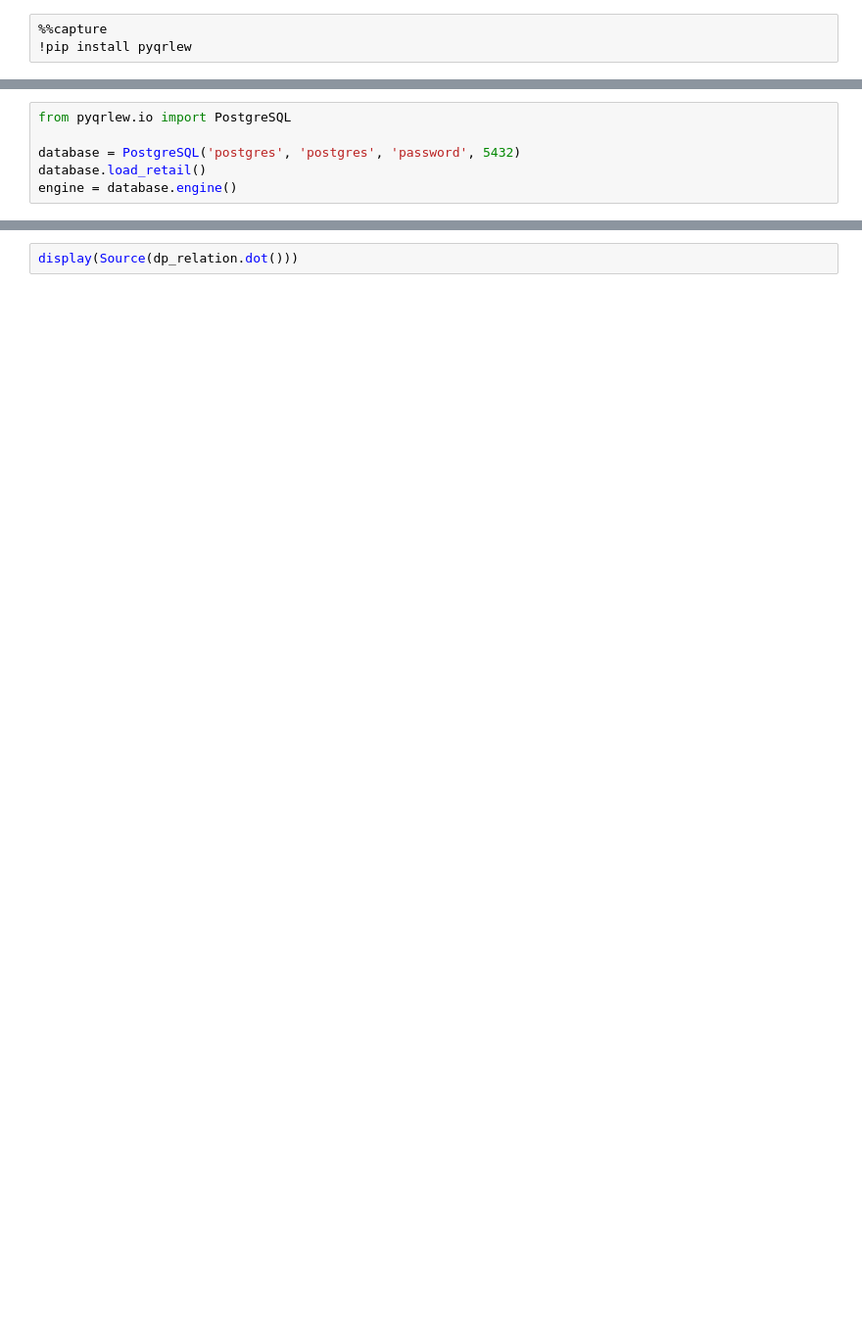
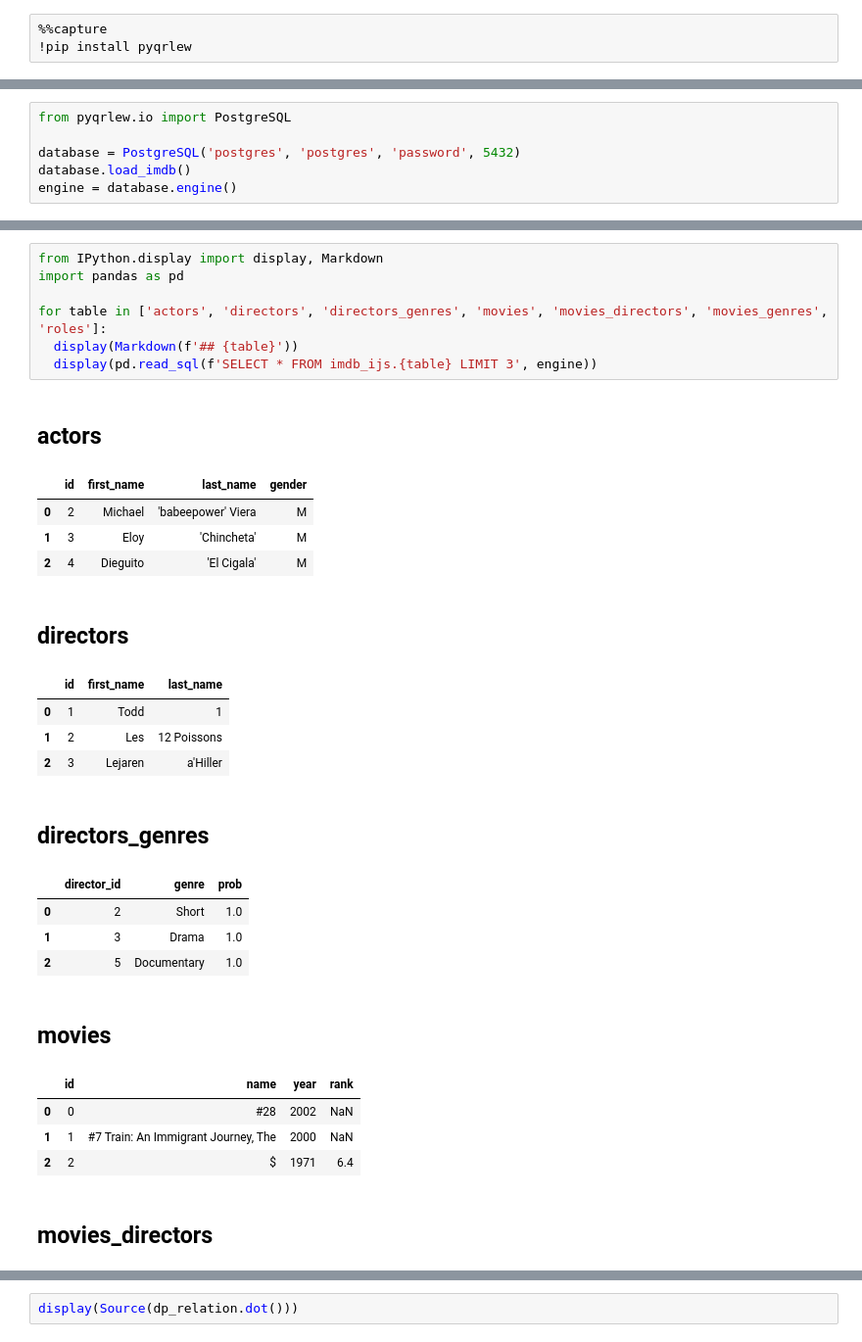
Before and after one commit to Qrlew/docs, a Jupyter notebook: tutorials/getting_started.ipynb, the cells around one changed output, grey strips where cells are left out. Shown at 98% size. Saved outputs shown, nothing was run; the diff lists cells and outputs as text; blank space fills up the shorter version.

```diff
--- a/tutorials/getting_started.ipynb
+++ b/tutorials/getting_started.ipynb
@@ -36,5 +51,5 @@ Let's start by installing a local PostgreSQL database.
 from pyqrlew.io import PostgreSQL
 
 database = PostgreSQL('postgres', 'postgres', 'password', 5432)
-database.load_retail()
+database.load_imdb()
 engine = database.engine()
@@ -83,0 +58,29 @@ source_dataset.relations()
+# %%
+from IPython.display import display, Markdown
+import pandas as pd
+
+for table in ['actors', 'directors', 'directors_genres', 'movies', 'movies_directors', 'movies_genres', 'roles']:
+  display(Markdown(f'## {table}'))
+  display(pd.read_sql(f'SELECT * FROM imdb_ijs.{table} LIMIT 3', engine))
+# %% [output]
+## actors
+|  | id | first_name | last_name | gender |
+| 0 | 2 | Michael | 'babeepower' Viera | M |
+| 1 | 3 | Eloy | 'Chincheta' | M |
+| 2 | 4 | Dieguito | 'El Cigala' | M |
+## directors
+|  | id | first_name | last_name |
+| 0 | 1 | Todd | 1 |
+| 1 | 2 | Les | 12 Poissons |
+| 2 | 3 | Lejaren | a'Hiller |
+## directors_genres
+|  | director_id | genre | prob |
+| 0 | 2 | Short | 1.0 |
+| 1 | 3 | Drama | 1.0 |
+| 2 | 5 | Documentary | 1.0 |
+## movies
+|  | id | name | year | rank |
+| 0 | 0 | #28 | 2002 | NaN |
+| 1 | 1 | #7 Train: An Immigrant Journey, The | 2000 | NaN |
+| 2 | 2 | $ | 1971 | 6.4 |
+## movies_directors
```
Also changed, not shown: parts of 47 cells of this notebook.
